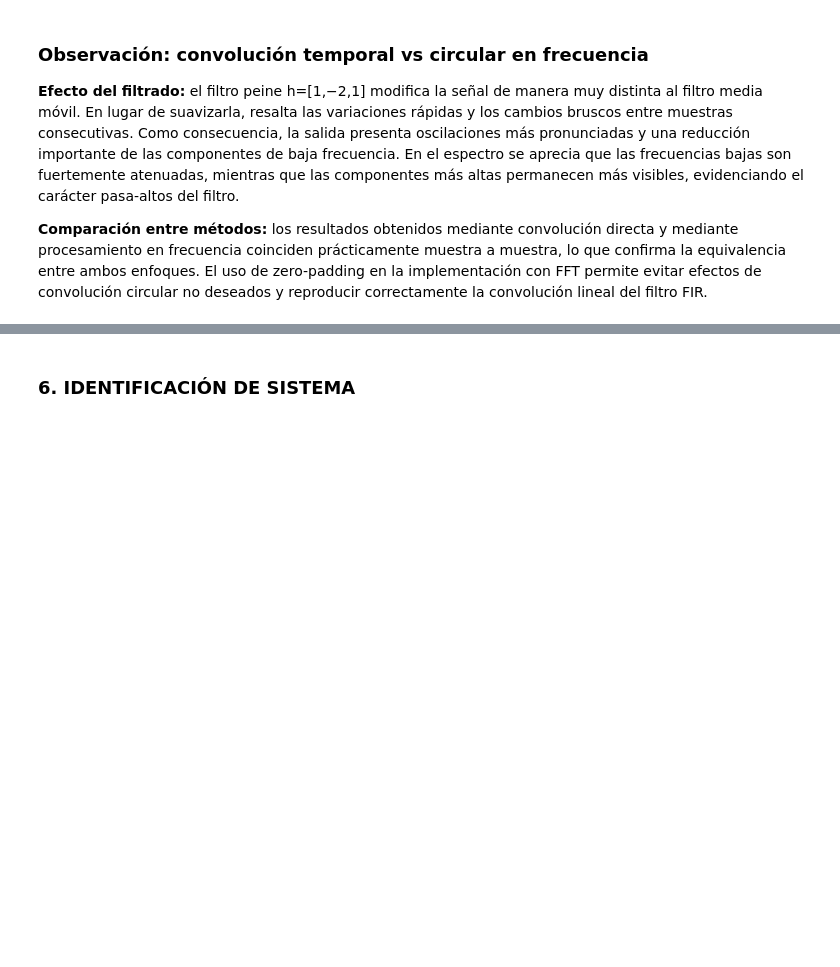
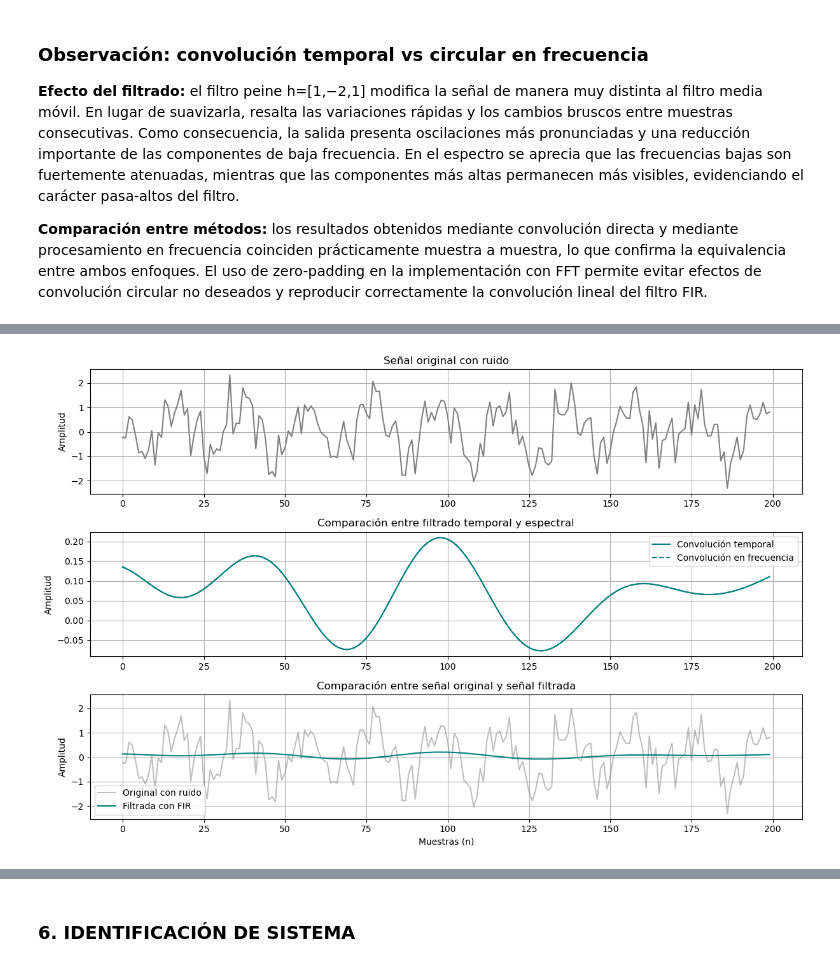
Before and after one commit to notfigure8/TP-DSP-Grupo-5, a Jupyter notebook: notebook_grupo_5.ipynb, the cells around one changed output, grey strips where cells are left out. Drawn from its saved outputs; the diff is of its cells as text; code cells hidden in the pictures; blank space fills up the shorter version.

```diff
--- a/notebook_grupo_5.ipynb
+++ b/notebook_grupo_5.ipynb
@@ -313,0 +316,79 @@ plt.show()
+# %%
+# Aplicamos el filtro FIR a la señal con ruido
+# Comparación entre convolución temporal y filtrado en frecuencia
+
+fir = cargar_filtro_fir("fir_hamming_1000Hz.npy")
+
+# Filtrado
+y_fir_tiempo = filtrar_convolucion(senal_con_ruido, fir)
+y_fir_freq   = filtrar_frecuencia(senal_con_ruido, fir)
+
+# Calculamos retardo aproximado del FIR
+delay = (len(fir) - 1) // 2
+
+# Recortamos para visualizar después del transitorio
+inicio = delay
+fin = delay + 200
+
+# Graficamos
+fig, axes = plt.subplots(3, 1, figsize=(12, 8))
+
+# Señal original
+axes[0].plot(
+    senal_con_ruido[inicio:fin],
+    color="gray"
+)
+
+axes[0].set_title("Señal original con ruido")
+axes[0].set_ylabel("Amplitud")
+axes[0].grid(True)
+
+# Comparación de implementaciones
+axes[1].plot(
+    y_fir_tiempo[inicio:fin],
+    label="Convolución temporal",
+    color="teal"
+)
+
+axes[1].plot(
+    y_fir_freq[inicio:fin],
+    "--",
+    label="Convolución en frecuencia",
+    color="teal"
+)
+
+axes[1].set_title(
+    "Comparación entre filtrado temporal y espectral"
+)
+
+axes[1].set_ylabel("Amplitud")
+axes[1].legend()
+axes[1].grid(True)
+
+# Señal original vs filtrada
+axes[2].plot(
+    senal_con_ruido[inicio:fin],
+    label="Original con ruido",
+    color="gray",
+    alpha=0.5
+)
+
+axes[2].plot(
+    y_fir_tiempo[inicio:fin],
+    label="Filtrada con FIR",
+    color="teal"
+)
+
+axes[2].set_title(
+    "Comparación entre señal original y señal filtrada"
+)
+
+axes[2].set_xlabel("Muestras (n)")
+axes[2].set_ylabel("Amplitud")
+axes[2].legend()
+axes[2].grid(True)
+
+plt.tight_layout()
+plt.show()
+# %% [output]
+[figure, added]
```
Also changed, not shown: parts of 7 cells of this notebook, 1 other file.
